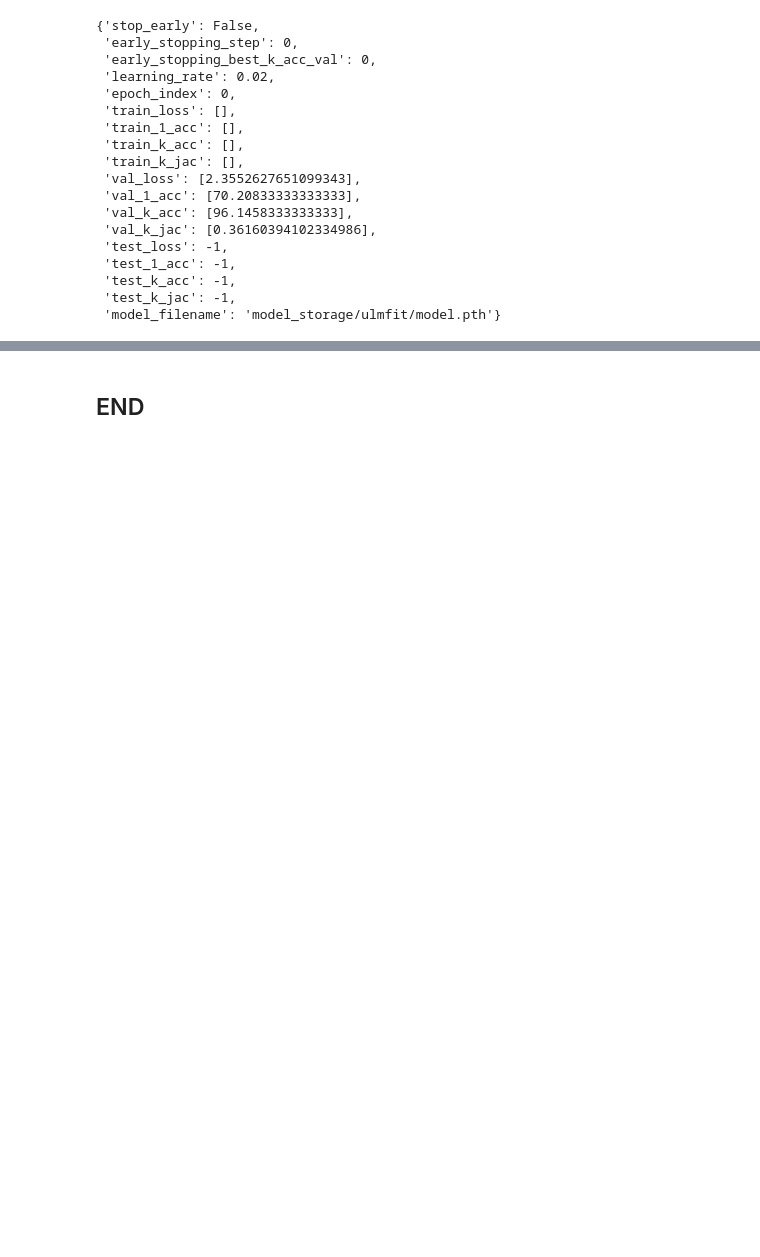
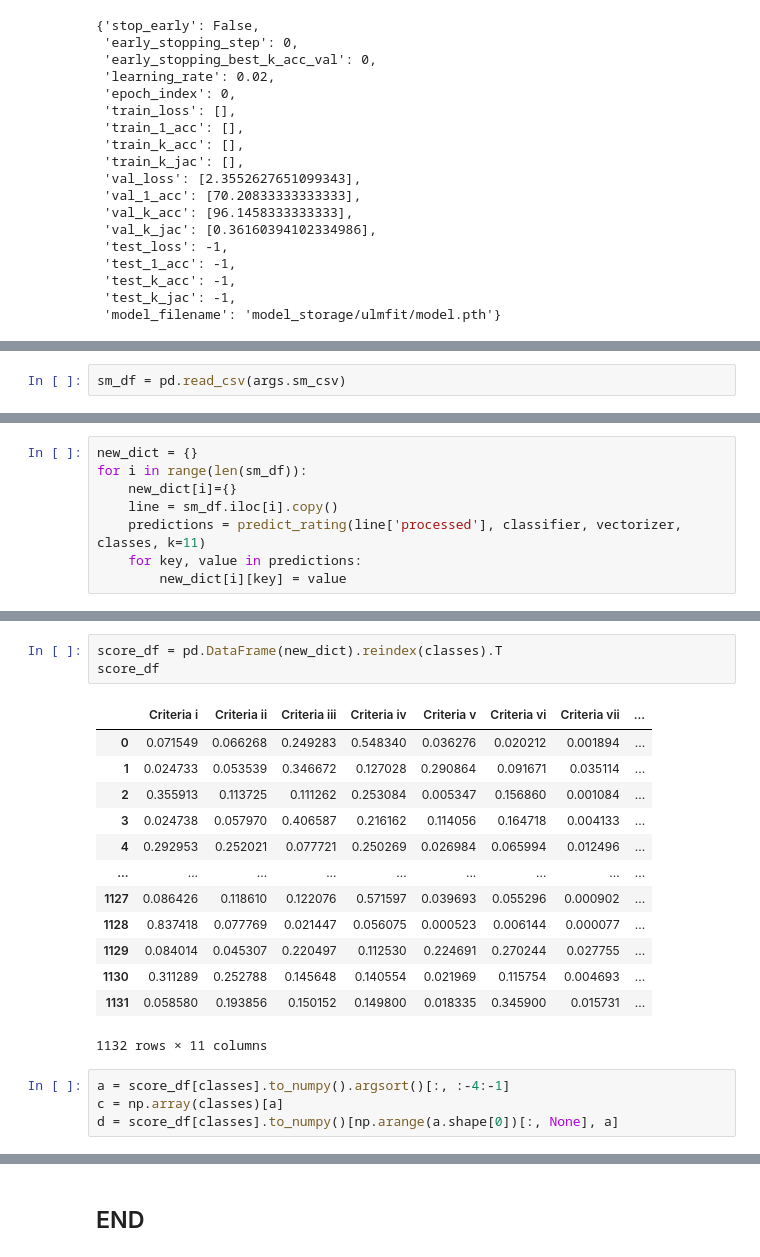
Before and after one commit to zzbn12345/WHOSe_Heritage, a Jupyter notebook: ulmfit_inference.ipynb, the cells around one changed output, grey strips where cells are left out. Saved outputs shown, nothing was run; the diff lists cells and outputs as text; blank space fills up the shorter version.

```diff
--- a/ulmfit_inference.ipynb
+++ b/ulmfit_inference.ipynb
@@ -1544,0 +1595,2 @@ train_state
+# %%
+sm_df = pd.read_csv(args.sm_csv)
@@ -1544,0 +1602,8 @@ train_state
+# %%
+new_dict = {}
+for i in range(len(sm_df)):
+    new_dict[i]={}
+    line = sm_df.iloc[i].copy()
+    predictions = predict_rating(line['processed'], classifier, vectorizer, classes, k=11)
+    for key, value in predictions:
+        new_dict[i][key] = value
@@ -1544,0 +1618,21 @@ train_state
+# %%
+score_df = pd.DataFrame(new_dict).reindex(classes).T
+score_df
+# %% [output]
+|  | Criteria i | Criteria ii | Criteria iii | Criteria iv | Criteria v | Criteria vi | Criteria vii | ... |
+| 0 | 0.071549 | 0.066268 | 0.249283 | 0.548340 | 0.036276 | 0.020212 | 0.001894 | ... |
+| 1 | 0.024733 | 0.053539 | 0.346672 | 0.127028 | 0.290864 | 0.091671 | 0.035114 | ... |
+| 2 | 0.355913 | 0.113725 | 0.111262 | 0.253084 | 0.005347 | 0.156860 | 0.001084 | ... |
+| 3 | 0.024738 | 0.057970 | 0.406587 | 0.216162 | 0.114056 | 0.164718 | 0.004133 | ... |
+| 4 | 0.292953 | 0.252021 | 0.077721 | 0.250269 | 0.026984 | 0.065994 | 0.012496 | ... |
+| ... | ... | ... | ... | ... | ... | ... | ... | ... |
+| 1127 | 0.086426 | 0.118610 | 0.122076 | 0.571597 | 0.039693 | 0.055296 | 0.000902 | ... |
+| 1128 | 0.837418 | 0.077769 | 0.021447 | 0.056075 | 0.000523 | 0.006144 | 0.000077 | ... |
+| 1129 | 0.084014 | 0.045307 | 0.220497 | 0.112530 | 0.224691 | 0.270244 | 0.027755 | ... |
+| 1130 | 0.311289 | 0.252788 | 0.145648 | 0.140554 | 0.021969 | 0.115754 | 0.004693 | ... |
+| 1131 | 0.058580 | 0.193856 | 0.150152 | 0.149800 | 0.018335 | 0.345900 | 0.015731 | ... |
+1132 rows × 11 columns
+# %%
+a = score_df[classes].to_numpy().argsort()[:, :-4:-1]
+c = np.array(classes)[a]
+d = score_df[classes].to_numpy()[np.arange(a.shape[0])[:, None], a]
```
Also changed, not shown: parts of 26 cells of this notebook, 26 other files.
